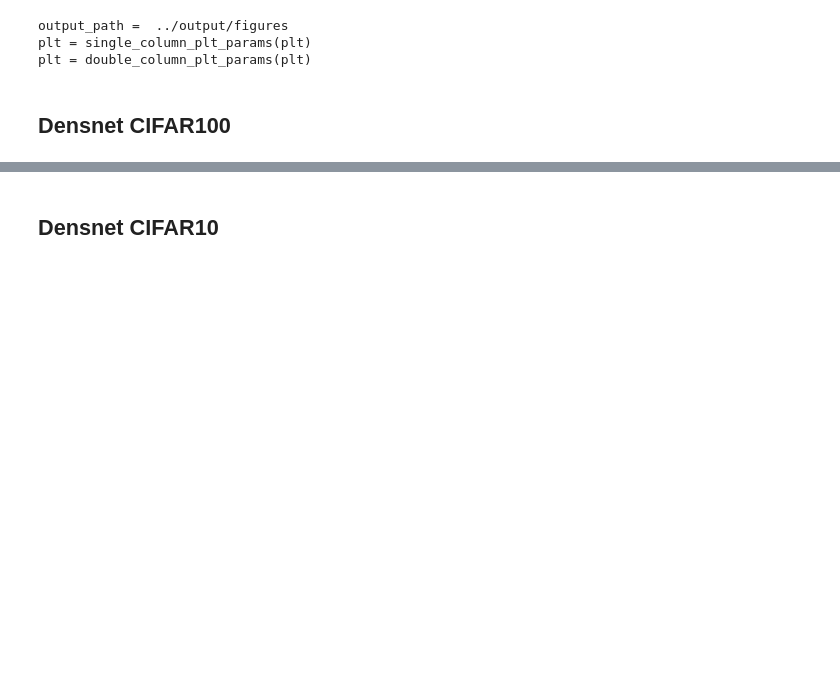
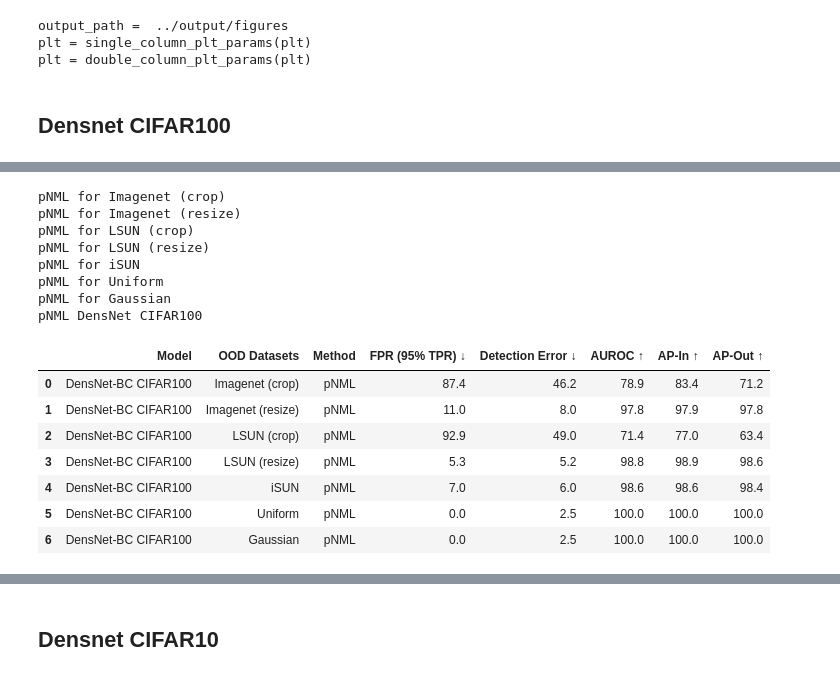
Before and after one commit to kobybibas/pnml_ood_detection, a Jupyter notebook: notebooks/embedding.ipynb, the cells around one changed output, grey strips where cells are left out. Saved outputs shown, nothing was run; the diff lists cells and outputs as text; code cells hidden in the pictures; blank space fills up the shorter version.

```diff
--- a/notebooks/embedding.ipynb
+++ b/notebooks/embedding.ipynb
@@ -83 +80,24 @@ ODIN CIFAR100
+# %%
+pnml_df_densnet_cifar100 = benchmark_pnml(
+    pnml_datasets_densnet_cifar100, dim=dim_max).round(1)
+pnml_df_densnet_cifar100.insert(0,'Model',['DensNet-BC CIFAR100'] * len(pnml_df_densnet_cifar100))
+print('pNML DensNet CIFAR100')
+pnml_df_densnet_cifar100
+# %% [output]
+pNML for Imagenet (crop)
+pNML for Imagenet (resize)
+pNML for LSUN (crop)
+pNML for LSUN (resize)
+pNML for iSUN
+pNML for Uniform
+pNML for Gaussian
+pNML DensNet CIFAR100
+|  | Model | OOD Datasets | Method | FPR (95% TPR) ↓ | Detection Error ↓ | AUROC ↑ | AP-In ↑ | AP-Out ↑ |
+| 0 | DensNet-BC CIFAR100 | Imagenet (crop) | pNML | 87.4 | 46.2 | 78.9 | 83.4 | 71.2 |
+| 1 | DensNet-BC CIFAR100 | Imagenet (resize) | pNML | 11.0 | 8.0 | 97.8 | 97.9 | 97.8 |
+| 2 | DensNet-BC CIFAR100 | LSUN (crop) | pNML | 92.9 | 49.0 | 71.4 | 77.0 | 63.4 |
+| 3 | DensNet-BC CIFAR100 | LSUN (resize) | pNML | 5.3 | 5.2 | 98.8 | 98.9 | 98.6 |
+| 4 | DensNet-BC CIFAR100 | iSUN | pNML | 7.0 | 6.0 | 98.6 | 98.6 | 98.4 |
+| 5 | DensNet-BC CIFAR100 | Uniform | pNML | 0.0 | 2.5 | 100.0 | 100.0 | 100.0 |
+| 6 | DensNet-BC CIFAR100 | Gaussian | pNML | 0.0 | 2.5 | 100.0 | 100.0 | 100.0 |
 # %%
```
Also changed, not shown: parts of 31 cells of this notebook, 15 other files.
